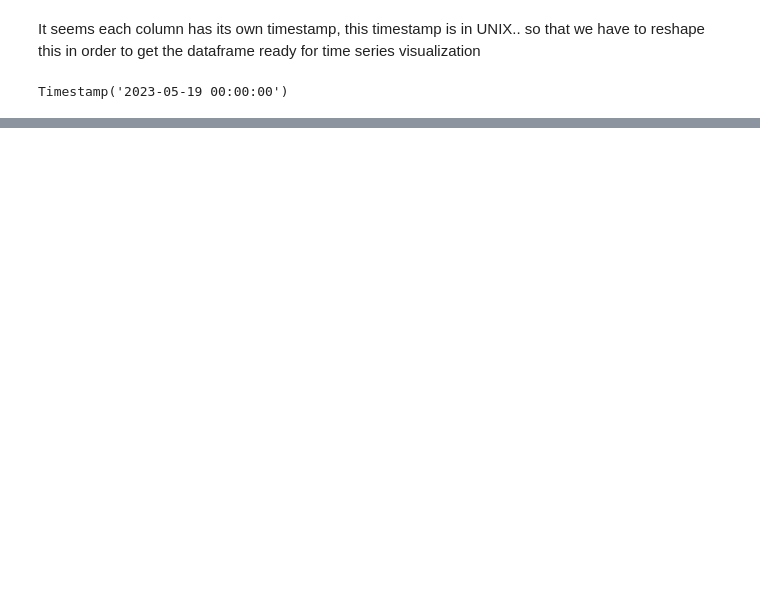
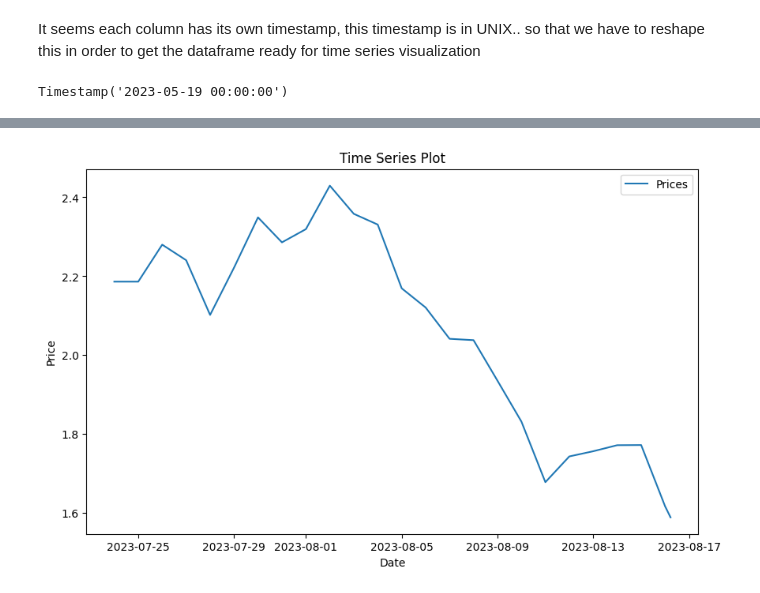
Before and after one commit to someonefrom93/PIDA_J_DIEGO, a Jupyter notebook: eda_gecko.ipynb, the cells around one changed output, grey strips where cells are left out. Saved outputs shown, nothing was run; the diff lists cells and outputs as text; code cells hidden in the pictures; blank space fills up the shorter version.

```diff
--- a/eda_gecko.ipynb
+++ b/eda_gecko.ipynb
@@ -258,0 +289,4 @@ market_chart_coin_df.set_index(dates)
+# %%
+market_chart_coin_df["prices"] = market_chart_coin_df["prices"].apply(lambda price: price[1])
+market_chart_coin_df["market_caps"] = market_chart_coin_df["market_caps"].apply(lambda market: market[1])
+market_chart_coin_df["total_volumes"] = market_chart_coin_df["total_volumes"].apply(lambda vol: vol[1])
@@ -258,0 +301,15 @@ market_chart_coin_df.set_index(dates)
+# %%
+market_chart_coin_df.set_index("date", drop=True, inplace=True)
+# %%
+plt.figure(figsize=(10, 6), )
+plt.plot(market_chart_coin_df.index, market_chart_coin_df["prices"], label="Prices")
+# plt.plot(market_chart_coin_df.index, market_chart_coin_df["market_caps"], label="Market Caps")
+# plt.plot(market_chart_coin_df.index, market_chart_coin_df["total_volumes"], label="Total Volumes")
+
+plt.xlabel('Date')
+plt.ylabel('Price')
+plt.title('Time Series Plot')
+plt.legend()
+plt.show()
+# %% [output]
+[figure, added]
```
Also changed, not shown: parts of 16 cells of this notebook.
